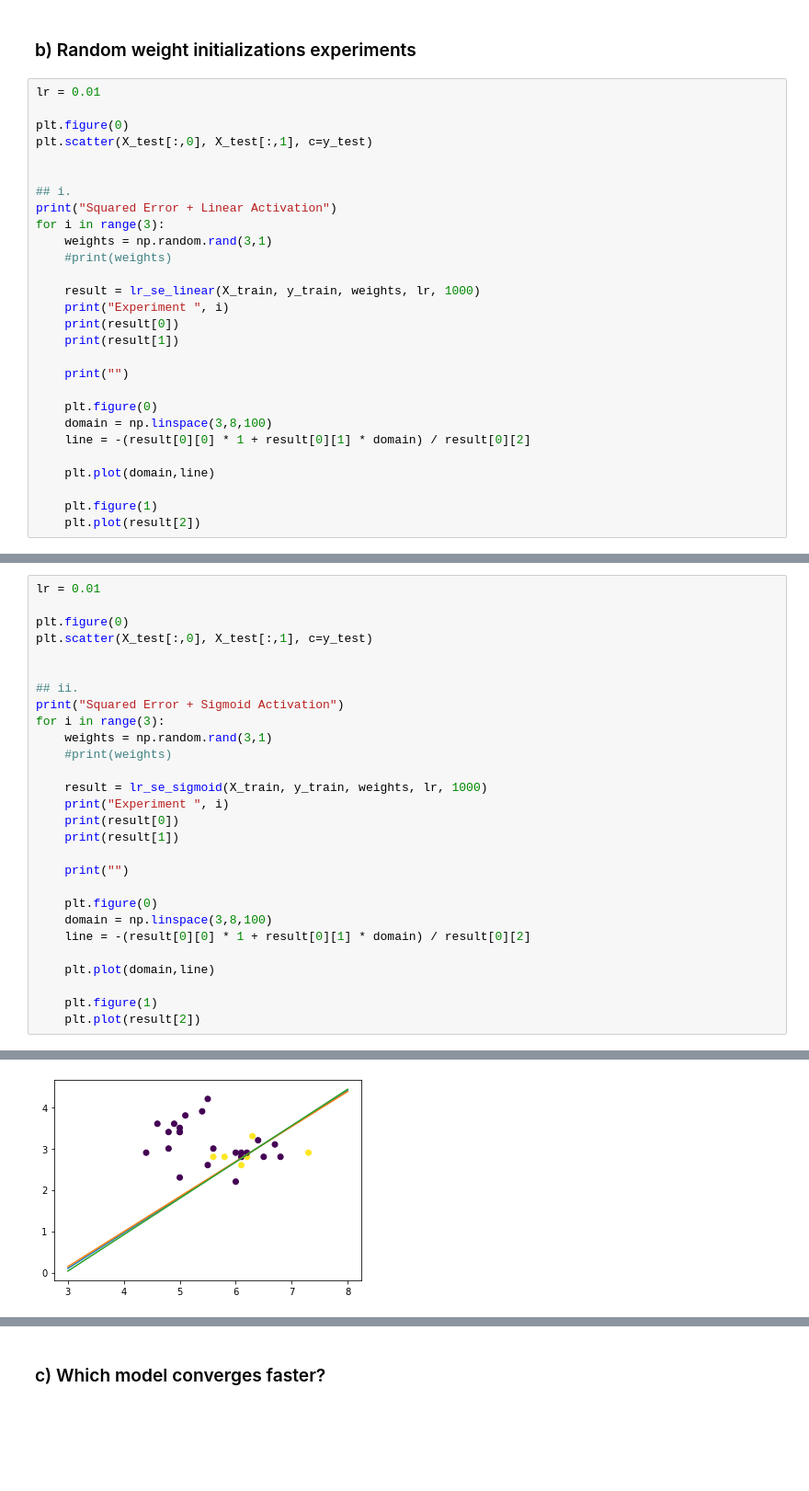
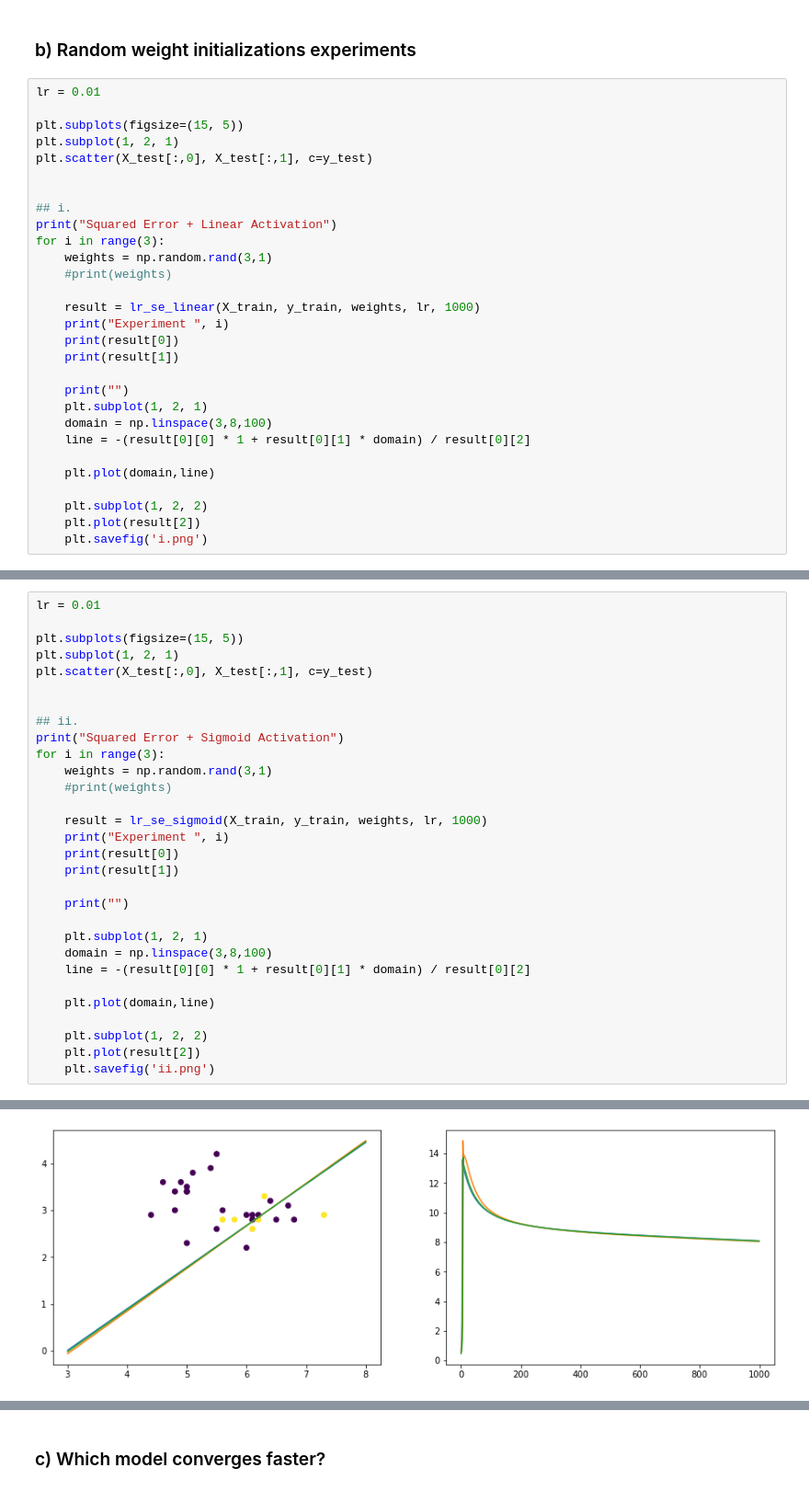
Before and after one commit to HerouFenix/apre, a Jupyter notebook: H3/Code/h3_src.ipynb, the cells around one changed output, grey strips where cells are left out. Shown at 92% size. Cells and saved outputs as stored; diff of their text form; blank space fills up the shorter version.

```diff
--- a/H3/Code/h3_src.ipynb
+++ b/H3/Code/h3_src.ipynb
@@ -261,7 +261,8 @@ plt.plot(result[2])
 # %%
 lr = 0.01
 
-plt.figure(0)
+plt.subplots(figsize=(15, 5))
+plt.subplot(1, 2, 1)
 plt.scatter(X_test[:,0], X_test[:,1], c=y_test)
 
 
@@ -277,15 +278,15 @@ for i in range(3):
     print(result[1])
 
     print("")
-
-    plt.figure(0)
+    plt.subplot(1, 2, 1)
     domain = np.linspace(3,8,100)
     line = -(result[0][0] * 1 + result[0][1] * domain) / result[0][2]
 
     plt.plot(domain,line)
 
-    plt.figure(1)
+    plt.subplot(1, 2, 2)
     plt.plot(result[2])
+    plt.savefig('i.png')
 # %% [output]
 Squared Error + Linear Activation
 Experiment  0
@@ -310,7 +308,8 @@ Experiment  2
 # %%
 lr = 0.01
 
-plt.figure(0)
+plt.subplots(figsize=(15, 5))
+plt.subplot(1, 2, 1)
 plt.scatter(X_test[:,0], X_test[:,1], c=y_test)
 
 
@@ -327,14 +326,15 @@ for i in range(3):
 
     print("")
 
-    plt.figure(0)
+    plt.subplot(1, 2, 1)
     domain = np.linspace(3,8,100)
     line = -(result[0][0] * 1 + result[0][1] * domain) / result[0][2]
 
     plt.plot(domain,line)
 
-    plt.figure(1)
+    plt.subplot(1, 2, 2)
     plt.plot(result[2])
+    plt.savefig('ii.png')
 # %% [output]
 Squared Error + Sigmoid Activation
 Experiment  0
@@ -357 +355 @@ Experiment  2
-[figure, old version]
+[figure, new version]
```
Also changed, not shown: parts of 4 cells of this notebook, 3 other files.
